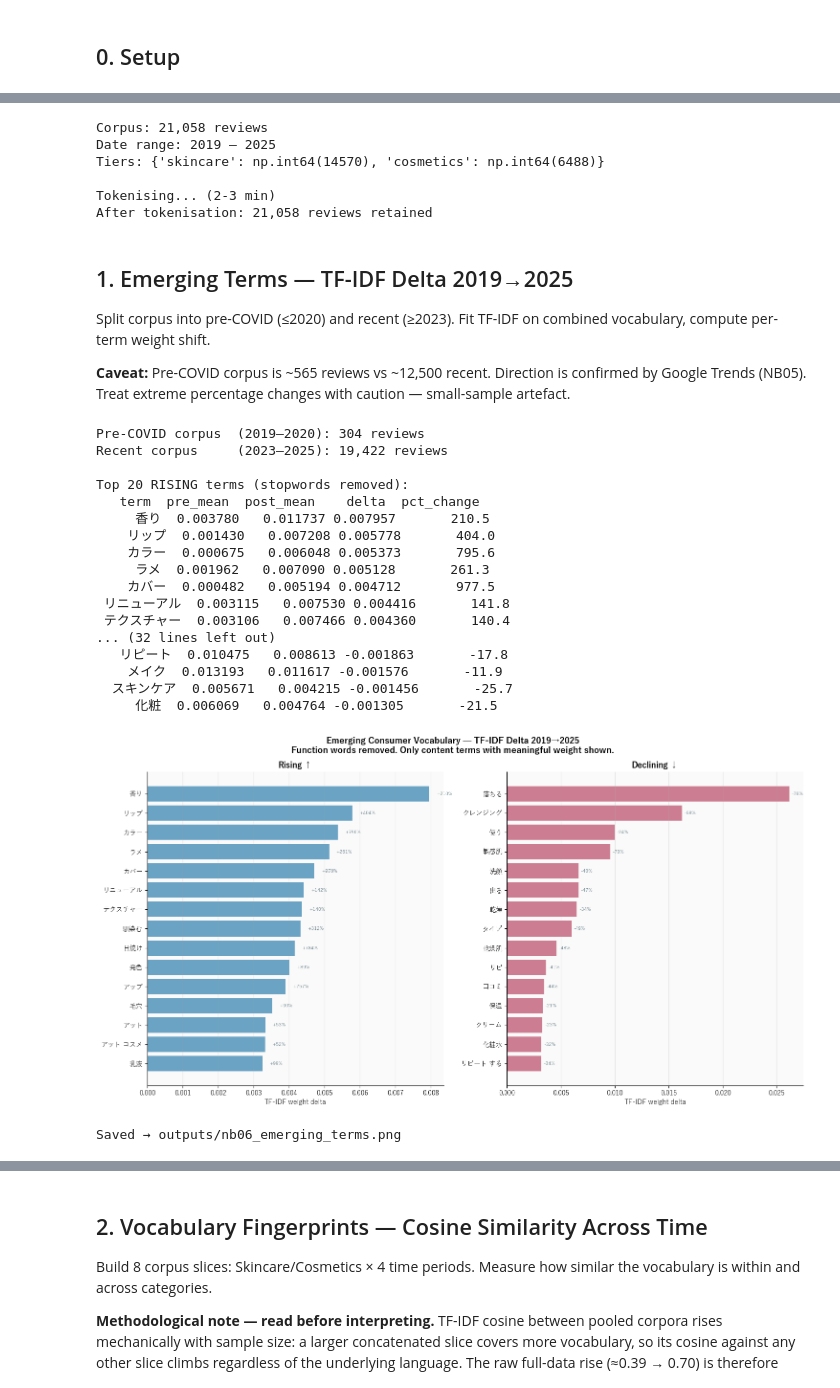
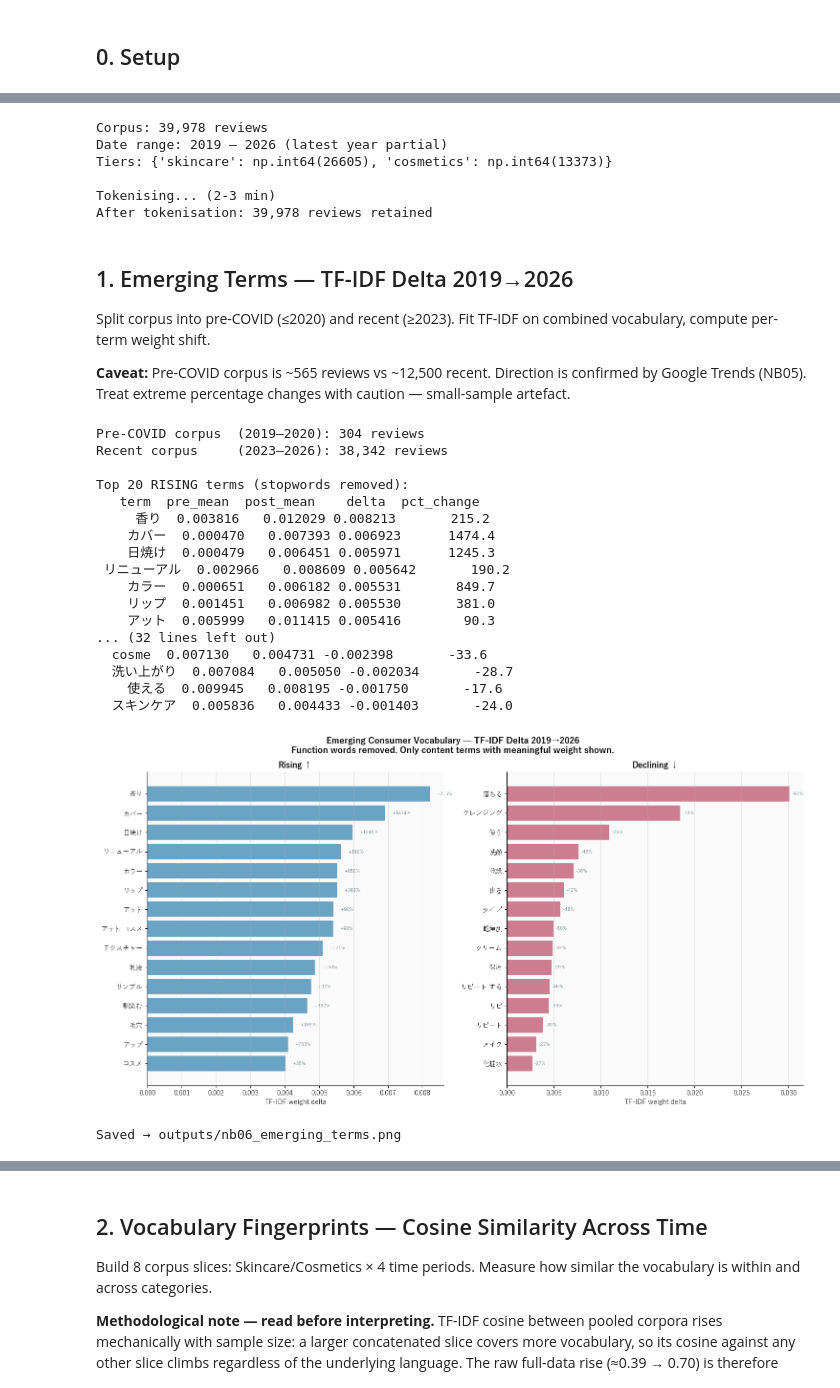
Before and after one commit to Stan-DS-Z/beauty-pulse, a Jupyter notebook: notebooks/NB06_discovery.ipynb, the cells around one changed output, grey strips where cells are left out. Drawn from its saved outputs; the diff is of its cells as text; code cells hidden in the pictures.

```diff
--- a/notebooks/NB06_discovery.ipynb
+++ b/notebooks/NB06_discovery.ipynb
@@ -117,11 +117,11 @@ sql = """
     JOIN sources s    USING (source_id)
     WHERE r.review_text IS NOT NULL
       AND LENGTH(r.review_text) > 20
-      AND r.review_year BETWEEN 2019 AND 2025
+      AND r.review_year BETWEEN 2019 AND 2026  -- latest year partial (mid-year)
 """
 df_corpus = pd.read_sql(sql, conn)
 print(f"Corpus: {len(df_corpus):,} reviews")
-print(f"Date range: {df_corpus.review_year.min()} – {df_corpus.review_year.max()}")
+print(f"Date range: {df_corpus.review_year.min()} – {df_corpus.review_year.max()} (latest year partial)")
 
 # Broad tier mapping
 SKIN_TIERS = {
@@ -160,14 +160,14 @@ df_corpus['tokens'] = df_corpus['review_text'].apply(tokenise)
 df_corpus = df_corpus[df_corpus['tokens'].str.len() > 0].copy()
 print(f"After tokenisation: {len(df_corpus):,} reviews retained")
 # %% [output]
-Corpus: 21,058 reviews
-Date range: 2019 – 2025
-Tiers: {'skincare': np.int64(14570), 'cosmetics': np.int64(6488)}
+Corpus: 39,978 reviews
+Date range: 2019 – 2026 (latest year partial)
+Tiers: {'skincare': np.int64(26605), 'cosmetics': np.int64(13373)}
 
 Tokenising... (2-3 min)
-After tokenisation: 21,058 reviews retained
+After tokenisation: 39,978 reviews retained
 # %% [markdown]
-## 1. Emerging Terms — TF-IDF Delta 2019→2025
+## 1. Emerging Terms — TF-IDF Delta 2019→2026
 
 Split corpus into pre-COVID (≤2020) and recent (≥2023).
 Fit TF-IDF on combined vocabulary, compute per-term weight shift.
@@ -221,7 +221,7 @@ pre  = df_corpus[df_corpus.review_year <= 2020]['tokens'].tolist()
 post = df_corpus[df_corpus.review_year >= 2023]['tokens'].tolist()
 
 print(f"Pre-COVID corpus  (2019–2020): {len(pre):,} reviews")
-print(f"Recent corpus     (2023–2025): {len(post):,} reviews")
+print(f"Recent corpus     (2023–2026): {len(post):,} reviews")
 
 # ── Fit TF-IDF on combined vocabulary ─────────────────────────────────
 tfidf = TfidfVectorizer(
@@ -268,55 +268,55 @@ print("Top 20 DECLINING terms:")
 print(declining[['term','pre_mean','post_mean','delta','pct_change']].to_string(index=False))
 # %% [output]
 Pre-COVID corpus  (2019–2020): 304 reviews
-Recent corpus     (2023–2025): 19,422 reviews
+Recent corpus     (2023–2026): 38,342 reviews
 
 Top 20 RISING terms (stopwords removed):
    term  pre_mean  post_mean    delta  pct_change
-     香り  0.003780   0.011737 0.007957       210.5
-    リップ  0.001430   0.007208 0.005778       404.0
-    カラー  0.000675   0.006048 0.005373       795.6
-     ラメ  0.001962   0.007090 0.005128       261.3
-    カバー  0.000482   0.005194 0.004712       977.5
- リニューアル  0.003115   0.007530 0.004416       141.8
- テクスチャー  0.003106   0.007466 0.004360       140.4
+     香り  0.003816   0.012029 0.008213       215.2
+    カバー  0.000470   0.007393 0.006923      1474.4
+    日焼け  0.000479   0.006451 0.005971      1245.3
+ リニューアル  0.002966   0.008609 0.005642       190.2
+    カラー  0.000651   0.006182 0.005531       849.7
+    リップ  0.001451   0.006982 0.005530       381.0
+    アット  0.005999   0.011415 0.005416        90.3
 ... (32 lines left out)
-   リピート  0.010475   0.008613 -0.001863       -17.8
-    メイク  0.013193   0.011617 -0.001576       -11.9
-  スキンケア  0.005671   0.004215 -0.001456       -25.7
-     化粧  0.006069   0.004764 -0.001305       -21.5
+  cosme  0.007130   0.004731 -0.002398       -33.6
+  洗い上がり  0.007084   0.005050 -0.002034       -28.7
+    使える  0.009945   0.008195 -0.001750       -17.6
+  スキンケア  0.005836   0.004433 -0.001403       -24.0
 # %%
 # ── Chart: Rising vs declining terms ─────────────────────────────────────
 fig, (ax1, ax2) = plt.subplots(1, 2, figsize=(15, 8), facecolor='white')
 fig.suptitle(
-    'Emerging Consumer Vocabulary — TF-IDF Delta 2019→2025\n'
+    'Emerging Consumer Vocabulary — TF-IDF Delta 2019→2026\n'
     'Function words removed. Only content terms with meaningful weight shown.',
     fontsize=13, fontweight='bold'
 )
 
 for ax, df, color, label in [
     (ax1, rising.head(15).sort_values('delta'),   C_SKIN, 'Rising ↑'),
     (ax2, declining.head(15).sort_values('delta', ascending=False), C_COSM, 'Declining ↓'),
 ]:
     bars = ax.barh(df['term'], df['delta'].abs(),
                    color=color, alpha=0.82, edgecolor='none')
     # Annotate percentage change
     for bar, pct in zip(bars, df['pct_change']):
         x = bar.get_width()
         sign = '+' if pct > 0 else ''
         ax.text(x + 0.0002, bar.get_y() + bar.get_height()/2,
                 f'{sign}{pct:.0f}%', va='center', fontsize=7.5,
                 color='#546E7A')
     ax.set_title(label, fontsize=12, fontweight='bold')
     ax.spines['top'].set_visible(False)
     ax.spines['right'].set_visible(False)
     ax.grid(axis='x', alpha=0.3)
     ax.set_xlabel('TF-IDF weight delta', fontsize=10)
 
 tight(fig, '../outputs/nb06_emerging_terms.png')
 plt.show()
 print('Saved → outputs/nb06_emerging_terms.png')
 # %% [output]
-[figure, old version]
+[figure, new version]
 Saved → outputs/nb06_emerging_terms.png
 # %%
 # ── Export TF-IDF delta for Streamlit ────────────────────────────────────
```
Also changed, not shown: parts of 27 cells of this notebook, 11 other files.
